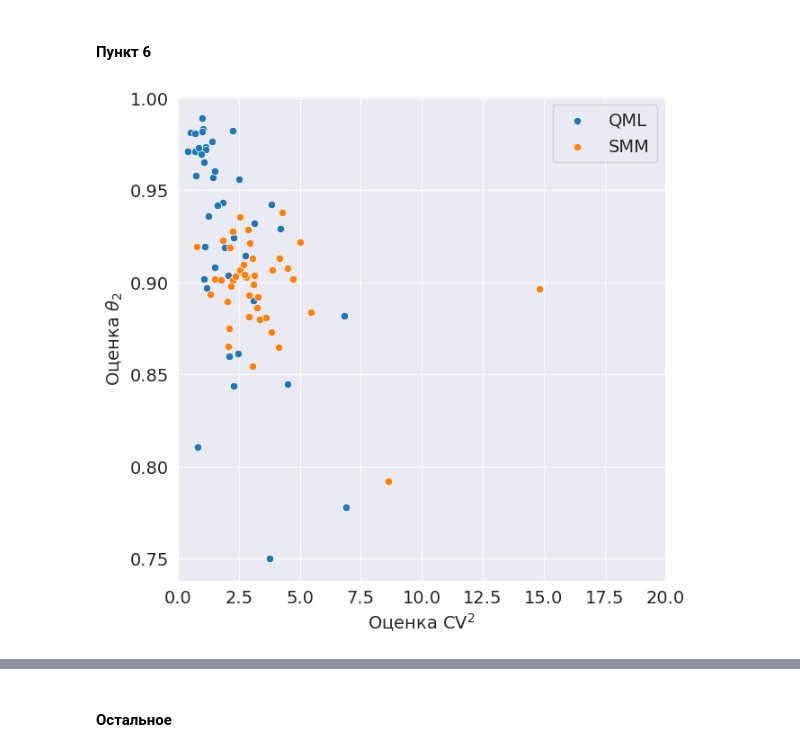
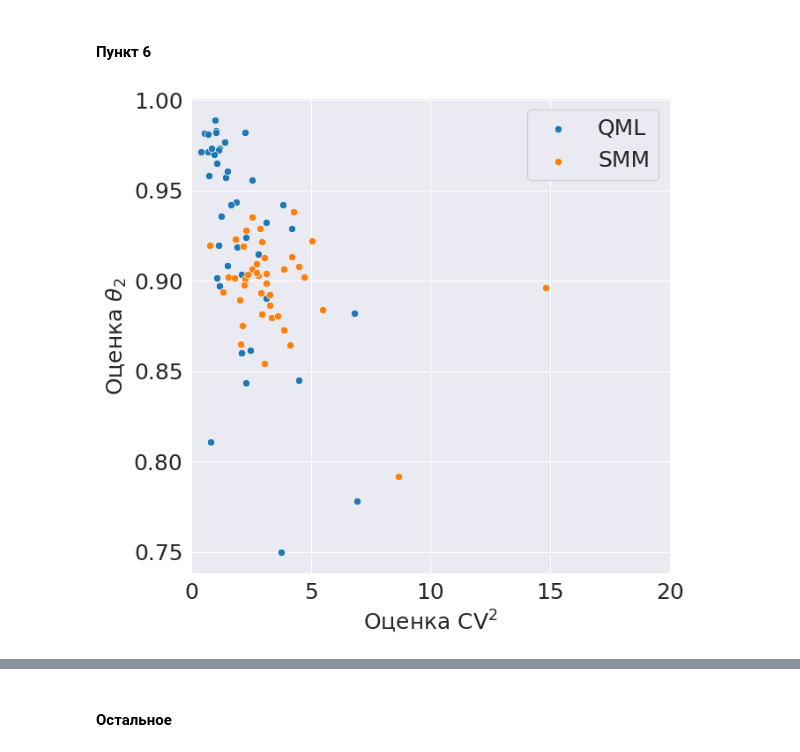
Before and after one commit to Dangerio/optimization-algorithm, a Jupyter notebook: methods_comparison/real_data/estimation_result_analysis.ipynb, the cells around one changed output, grey strips where cells are left out. Saved outputs shown, nothing was run; the diff lists cells and outputs as text; code cells hidden in the pictures.

Commit message:
Change font size for graphs

```diff
--- a/methods_comparison/real_data/estimation_result_analysis.ipynb
+++ b/methods_comparison/real_data/estimation_result_analysis.ipynb
@@ -6,15 +6,15 @@ import matplotlib.pyplot as plt
 sns.set_style("darkgrid")
 
 plt.rcParams.update({
-    "font.size": 14
+    "font.size": 18
 })
 # %%
 def calculate_cv(theta_2, theta_3):
     sigma_h_sq = theta_3 ** 2 / (1 - theta_2 ** 2)
     return np.exp(sigma_h_sq) - 1
 
-def plot_cv_theta_two(df_qml, df_smm, title, x_bounds=None, y_bounds=None):
-    fig, ax = plt.subplots(figsize=(7, 7))
+def plot_cv_theta_two(df_qml, df_smm, title, figsize=(7, 7), x_bounds=None, y_bounds=None):
+    fig, ax = plt.subplots(figsize=figsize)
     sns.scatterplot(data=df_qml, x="cv", y="estimates_2", ax=ax, label="QML");
     sns.scatterplot(data=df_smm, x="cv", y="estimates_2", ax=ax, label="SMM");
     ax.set_xlabel("CV")
@@ -293,9 +303,9 @@ plt.savefig("data/plots/cv_pairs.pdf", format="pdf");
 # %% [markdown]
 #### Пункт 6
 # %%
-fig, ax = plot_cv_theta_two(qml_without_outliers, smm_without_outliers, "", x_bounds=(0, 20))
+fig, ax = plot_cv_theta_two(qml_without_outliers, smm_without_outliers, "", figsize=(7, 7), x_bounds=(0, 20))
 ax.set_xlabel(r"Оценка $\text{CV}^2$")
 ax.set_ylabel(r"Оценка $\theta_2$")
 plt.savefig("data/plots/cv_theta2_scatter.pdf", format="pdf");
 # %% [output]
-[figure, old version]
+[figure, new version]
```
Also changed, not shown: parts of 3 cells of this notebook, 4 other files.
